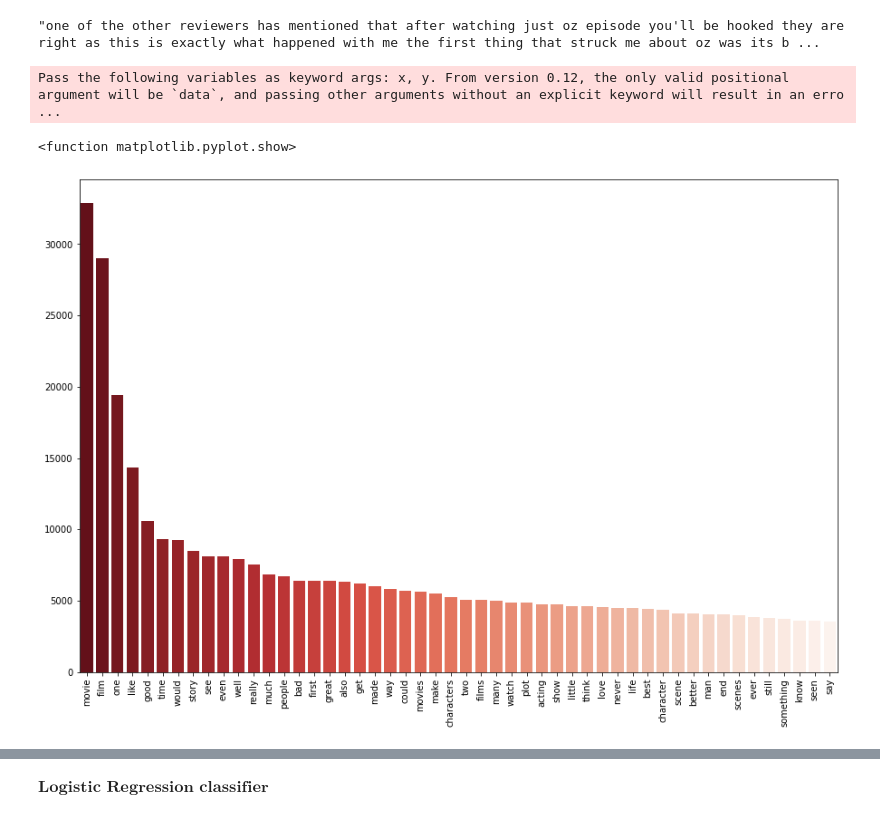
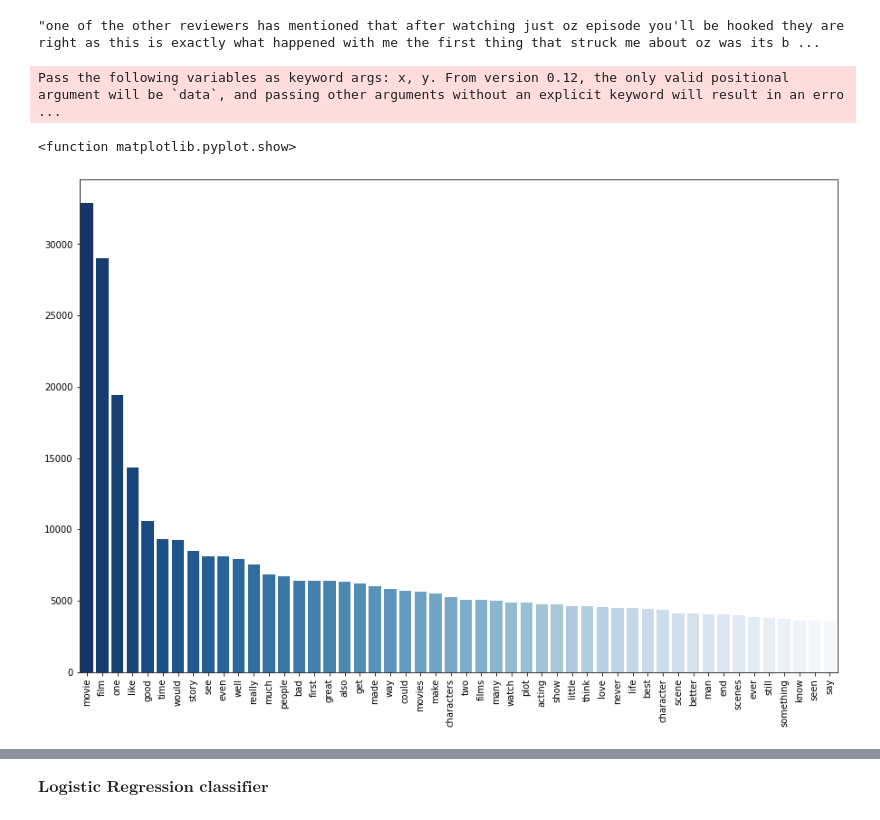
Before and after one commit to malinphy/IMDB_Analysis_different_approachs, a Jupyter notebook: IMDB_ML_VS_NN.ipynb, the cells around one changed output, grey strips where cells are left out. Cells and saved outputs as stored; diff of their text form; code cells hidden in the pictures.

```diff
--- a/IMDB_ML_VS_NN.ipynb
+++ b/IMDB_ML_VS_NN.ipynb
@@ -158,13 +158,13 @@ data_reviews[0]
 mostCommonWords_clean, wordDensity_clean, totalNumber_clean = word_counter(clean_data_reviews)
 # %%
 plt.figure(figsize=(15,10))
-sns.barplot(mostCommonWords_clean,wordDensity_clean, palette="Reds_r")
+sns.barplot(mostCommonWords_clean,wordDensity_clean, palette="Blues_r")
 plt.xticks(rotation=90)
 plt.show
 # %% [output]
 Pass the following variables as keyword args: x, y. From version 0.12, the only valid positional argument will be `data`, and passing other arguments without an explicit keyword will result in an erro ...
 <function matplotlib.pyplot.show>
-[figure, old version]
+[figure, new version]
 # %%
 from sklearn.feature_extraction.text import CountVectorizer
 # %%
```
Also changed, not shown: parts of 18 cells of this notebook.
